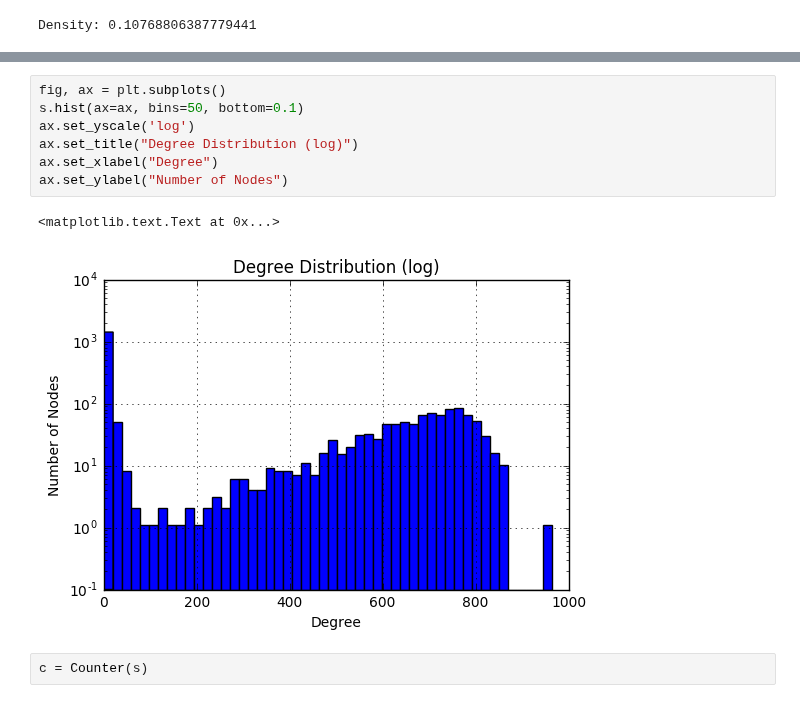
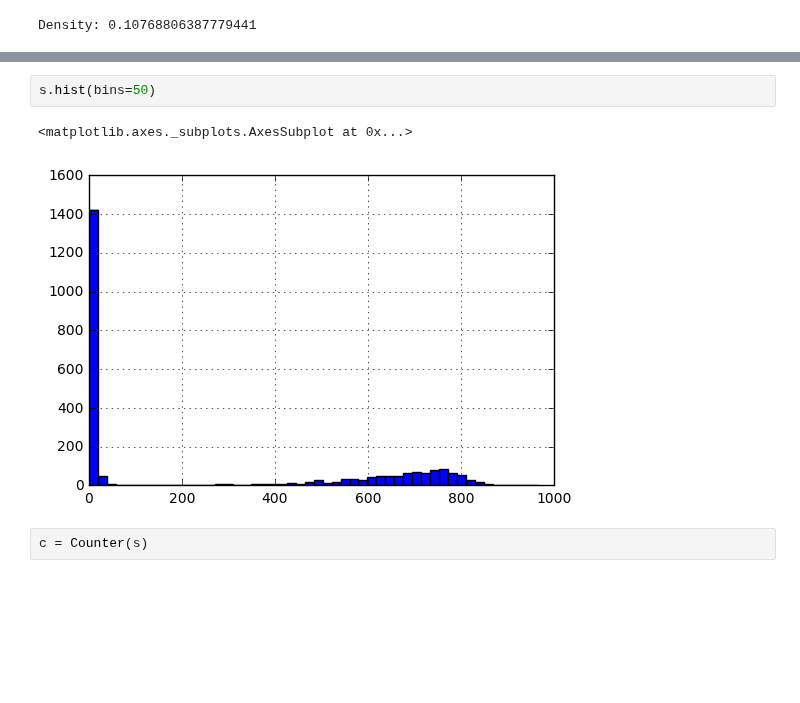
Before and after one commit to aschle/bees-sna, a Jupyter notebook: bib/Network_properties_just_because.ipynb, the cells around one changed output, grey strips where cells are left out. Drawn from its saved outputs; the diff is of its cells as text; blank space fills up the shorter version.

```diff
--- a/bib/Network_properties_just_because.ipynb
+++ b/bib/Network_properties_just_because.ipynb
@@ -55,13 +31,8 @@ ax.set_ylabel("Number of Nodes")
-# %%
-fig, ax = plt.subplots()
-s.hist(ax=ax, bins=50, bottom=0.1)
-ax.set_yscale('log')
-ax.set_title("Degree Distribution (log)")
-ax.set_xlabel("Degree")
-ax.set_ylabel("Number of Nodes")
-# %% [output]
-<matplotlib.text.Text at 0x...>
-[figure, removed]
+# %%
+s.hist(bins=50)
+# %% [output]
+<matplotlib.axes._subplots.AxesSubplot at 0x...>
+[figure, added]
 # %%
 c = Counter(s)
 # %%
```
Also changed, not shown: parts of 87 cells of this notebook.
